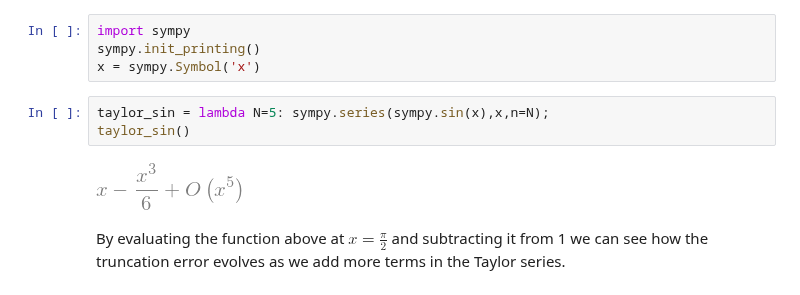
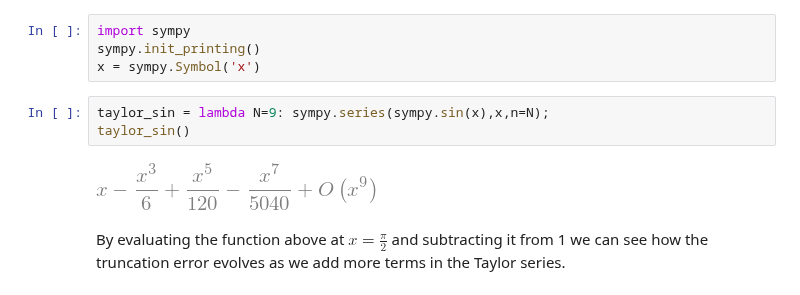
Before and after one commit to johntfoster/numerical_methods_book, a Jupyter notebook: Chapter1.ipynb, the cells around one changed output. Drawn from its saved outputs; the diff is of its cells as text.

```diff
--- a/Chapter1.ipynb
+++ b/Chapter1.ipynb
@@ -52,10 +52,10 @@ import sympy
 sympy.init_printing()
 x = sympy.Symbol('x')
 # %%
-taylor_sin = lambda N=5: sympy.series(sympy.sin(x),x,n=N);
+taylor_sin = lambda N=9: sympy.series(sympy.sin(x),x,n=N);
 taylor_sin()
 # %% [output]
-[figure, old version]
+[figure, new version]
 # %% [markdown]
 By evaluating the function above at $x = \frac \pi 2$ and subtracting it from 1 we can see how the truncation error evolves as we add more terms in the Taylor series.
 # %%
```
Also changed, not shown: parts of 1 cell of this notebook, 2 other files.
